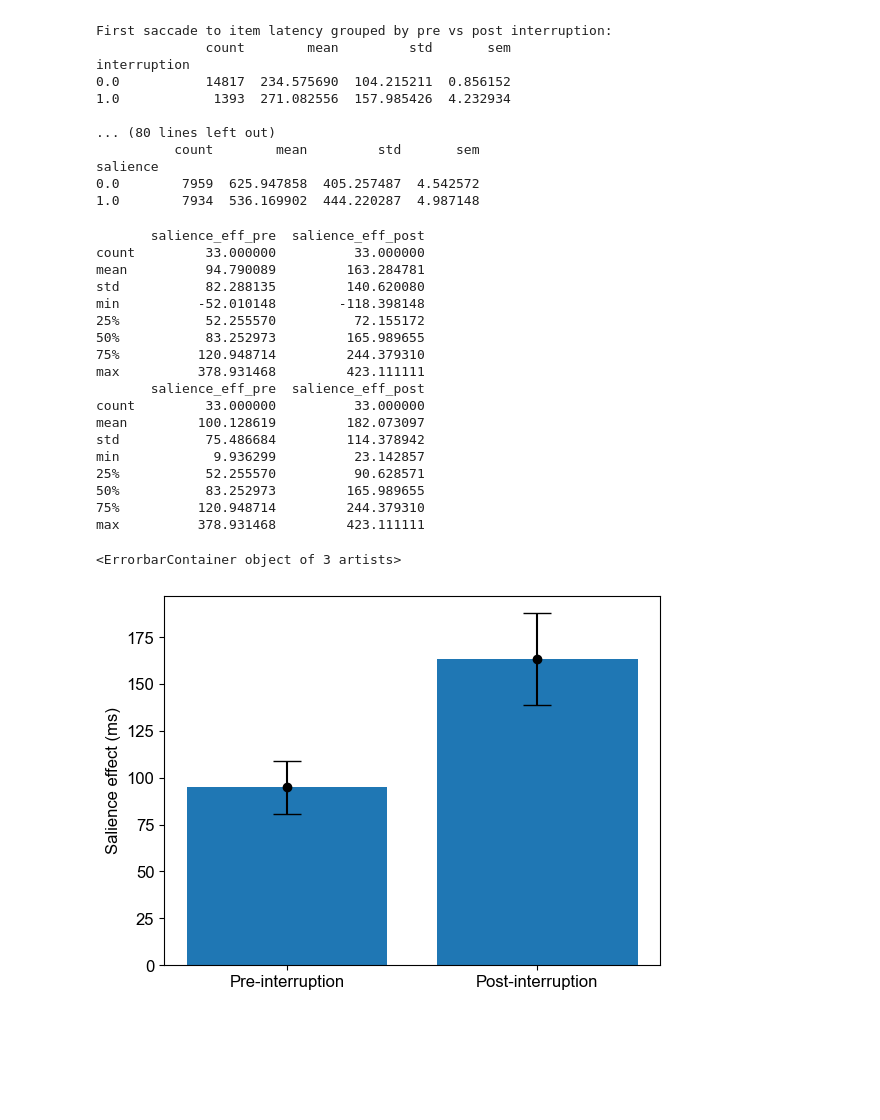
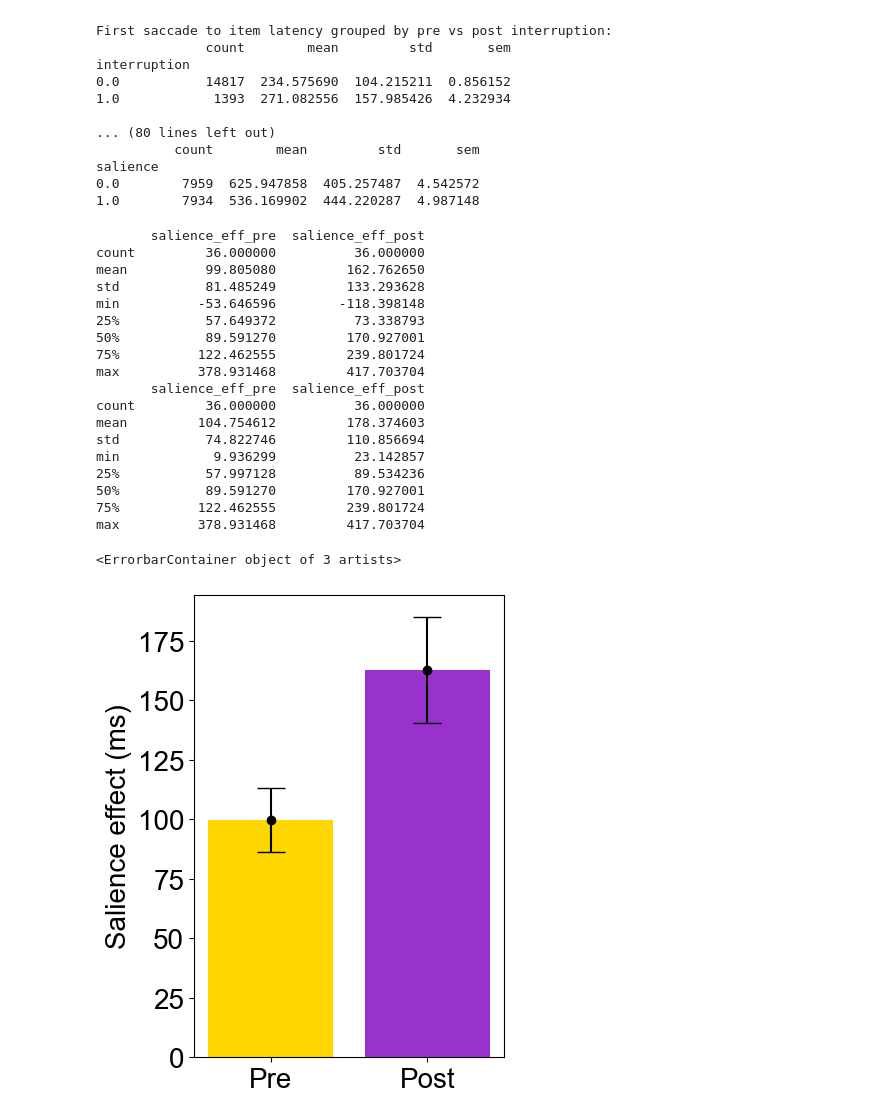
Before and after one commit to cami-uche-enwe/eye-search-analysis, a Jupyter notebook: parse_eye_align_rawdata.ipynb, the cells around one changed output. Drawn from its saved outputs; the diff is of its cells as text; code cells hidden in the pictures; blank space fills up the shorter version.

```diff
--- a/parse_eye_align_rawdata.ipynb
+++ b/parse_eye_align_rawdata.ipynb
@@ -16,7 +16,7 @@ import myutils
 eye = {}
 # data_path = '/Users/camillaucheomaenwereuzor/Desktop/Coding/Data analysis/sample/'
 data_path = '/Volumes/OliversLab/CUEnwereuzor/InterruptAttn task 1/'
-subjects = range(5,40)
+subjects = range(5,42)
 
 for i in subjects:
     if i < 10:
@@ -538,6 +538,7 @@ def classify_gaze(fixations, saccades, fixcross_coord, target_coord, distract_co
 
     nontgt_first = 0
     singleton_first = 0
+    salient_first = 0
 
     if first_fix_latency:
         if not myutils.eucli_dist(first_fix_x, first_fix_y, el_distract_coord[0], el_distract_coord[1]) <= myutils.deg2pix(3) and \
@@ -548,6 +549,14 @@ def classify_gaze(fixations, saccades, fixcross_coord, target_coord, distract_co
             myutils.eucli_dist(first_fix_x, first_fix_y, el_target_coord[0], el_target_coord[1]) <= myutils.deg2pix(3):
             singleton_first = 1
             nontgt_first = 0
+
+            if myutils.eucli_dist(first_fix_x, first_fix_y,  el_target_coord[0], el_target_coord[1]) <= myutils.deg2pix(3) and \
+                salience == 1.0:
+                salient_first = 1
+            elif myutils.eucli_dist(first_fix_x, first_fix_y,  el_distract_coord[0], el_distract_coord[1]) <= myutils.deg2pix(3) and \
+                salience == 0.0:
+                salient_first = 1
+
     else:
         nontgt_first = 0
         singleton_first = 0
@@ -584,7 +593,7 @@ def classify_gaze(fixations, saccades, fixcross_coord, target_coord, distract_co
                  'first_distract_fix_latency':first_dist_fix_latency, 'distract_fix_dur':distract_fix_dur, 'avg_dist_fix_dur':avg_dist_fix_dur, 'n_distract_fix':n_distract_fix, 'all_distract_fix':len(on_dist_fix),
                  'last_dist_fix_latency':last_dist_fix_latency, 'dist_to_keypress':dist_to_keypress,
                  'tot_n_fix':n_target_fix + n_distract_fix,
-                 'target_first':target_first, 'target_last':target_last, 'nontgt_first':nontgt_first, 'singleton_first':singleton_first,
+                 'target_first':target_first, 'target_last':target_last, 'nontgt_first':nontgt_first, 'singleton_first':singleton_first, 'salient_first':salient_first,
                  'target_inspect_start':target_inspect_start, 'target_inspect_dur':target_inspect_dur}
 
     return trialvars
@@ -1426,39 +1443,40 @@ rt_data_pivot['salience_eff_post'] = abs(rt_data_pivot['nonsalient_post'] - rt_d
 print(rt_data_pivot[['salience_eff_pre', 'salience_eff_post']].describe())
 # %% [output]
        salience_eff_pre  salience_eff_post
-count         33.000000          33.000000
-mean          94.790089         163.284781
-std           82.288135         140.620080
-min          -52.010148        -118.398148
-25%           52.255570          72.155172
-50%           83.252973         165.989655
-75%          120.948714         244.379310
-max          378.931468         423.111111
+count         36.000000          36.000000
+mean          99.805080         162.762650
+std           81.485249         133.293628
+min          -53.646596        -118.398148
+25%           57.649372          73.338793
+50%           89.591270         170.927001
+75%          122.462555         239.801724
+max          378.931468         417.703704
        salience_eff_pre  salience_eff_post
-count         33.000000          33.000000
-mean         100.128619         182.073097
-std           75.486684         114.378942
+count         36.000000          36.000000
+mean         104.754612         178.374603
+std           74.822746         110.856694
 min            9.936299          23.142857
-25%           52.255570          90.628571
-50%           83.252973         165.989655
-75%          120.948714         244.379310
-max          378.931468         423.111111
+25%           57.997128          89.534236
+50%           89.591270         170.927001
+75%          122.462555         239.801724
+max          378.931468         417.703704
 # %%
-fig, ax = plt.subplots(1,1)
+fig, ax = plt.subplots(1,1, figsize = (4, 6))
 
-x = ['Pre-interruption', 'Post-interruption']
+x = ['Pre', 'Post']
 rt_data_pivot['salience_eff_pre'] = rt_data_pivot['nonsalient_pre'] - rt_data_pivot['salient_pre']
 rt_data_pivot['salience_eff_post'] = rt_data_pivot['nonsalient_post'] - rt_data_pivot['salient_post']
 y = [rt_data_pivot['salience_eff_pre'].mean(), rt_data_pivot['salience_eff_post'].mean()]
 
-ax.bar(x, y)
-ax.set_ylabel('Salience effect (ms)')
+ax.bar(x, y, color = ['gold', 'darkorchid'])
+ax.set_ylabel('Salience effect (ms)', fontsize=20)
+ax.tick_params(axis='both', labelsize=20)
 
 err = [rt_data_pivot['salience_eff_pre'].sem(), rt_data_pivot['salience_eff_post'].sem()]
 ax.errorbar(x, y, yerr=err, fmt='o', color="black", capsize=10)
 # %% [output]
 <ErrorbarContainer object of 3 artists>
-[figure, old version]
+[figure, new version]
 # %%
 fig, ax = plt.subplots(1,2, sharex=True, sharey=True, figsize=(15,5))
 
```
Also changed, not shown: parts of 9 cells of this notebook, 16 other files.
